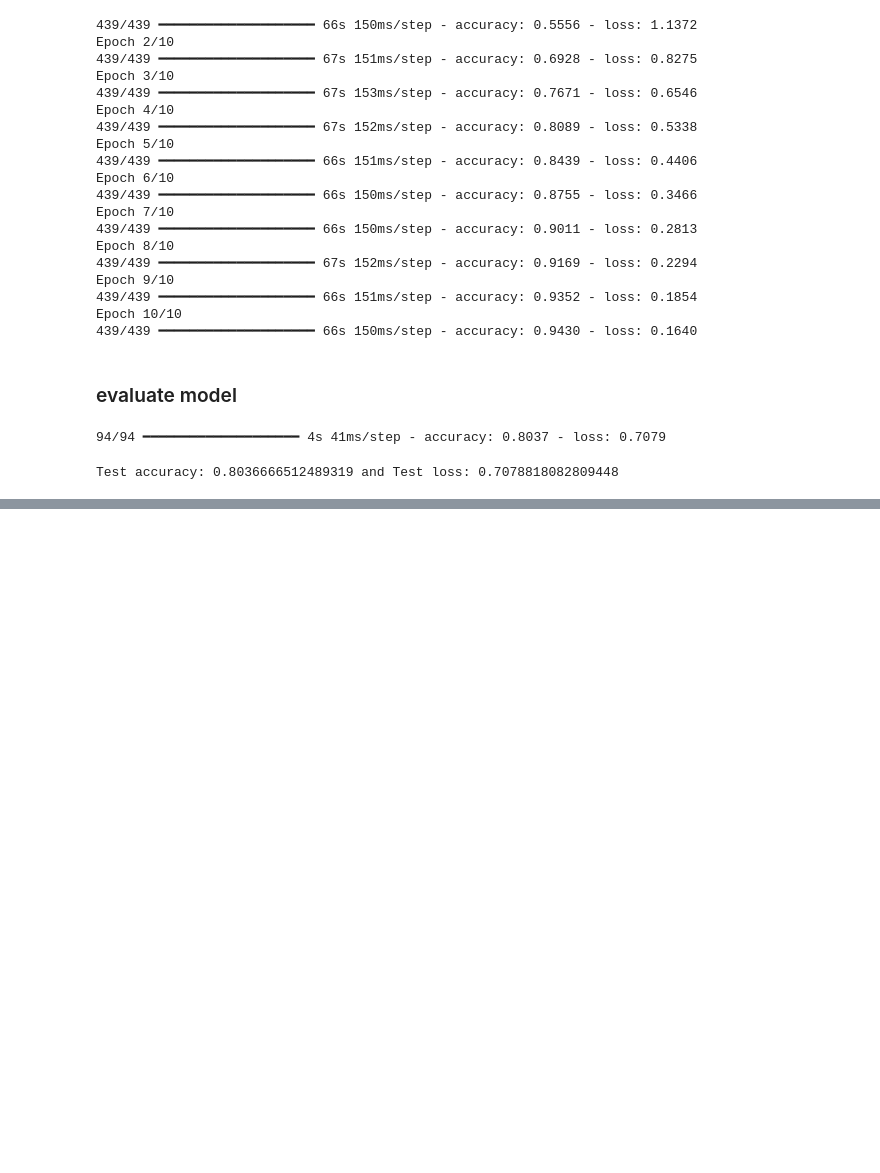
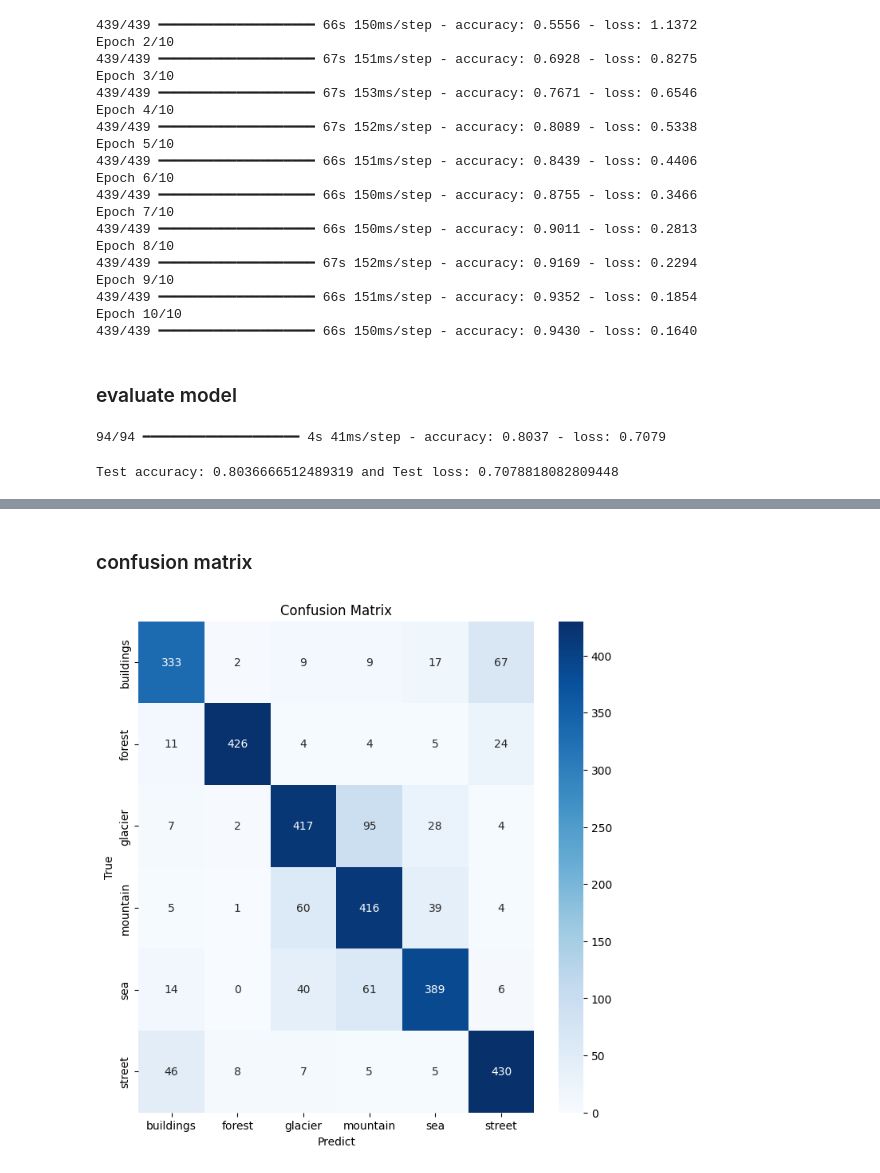
Before and after one commit to Reyad02/tensorflow_cnn_img_classification, a Jupyter notebook: main.ipynb, the cells around one changed output, grey strips where cells are left out. Cells and saved outputs as stored; diff of their text form; code cells hidden in the pictures; blank space fills up the shorter version.

```diff
--- a/main.ipynb
+++ b/main.ipynb
@@ -116,0 +121,5 @@ Test accuracy: 0.8036666512489319 and Test loss: 0.7078818082809448
+# %%
+true_labels=test_generator.classes
+class_names = ['buildings', 'forest', 'glacier', 'mountain', 'sea', 'street']
+pred_prob = model.predict(test_generator)
+pred_labels=np.argmax(pred_prob,axis=1)
@@ -116,0 +146,13 @@ Test accuracy: 0.8036666512489319 and Test loss: 0.7078818082809448
+# %% [markdown]
+### confusion matrix
+# %%
+cm=confusion_matrix(true_labels, pred_labels)
+
+plt.figure(figsize=(8,8))
+sns.heatmap(cm, annot=True, fmt="d", cmap="Blues",xticklabels=class_names, yticklabels=class_names)
+plt.xlabel("Predict")
+plt.ylabel("True")
+plt.title("Confusion Matrix")
+plt.show()
+# %% [output]
+[figure, added]
```
Also changed, not shown: parts of 4 cells of this notebook, 1 other file.
